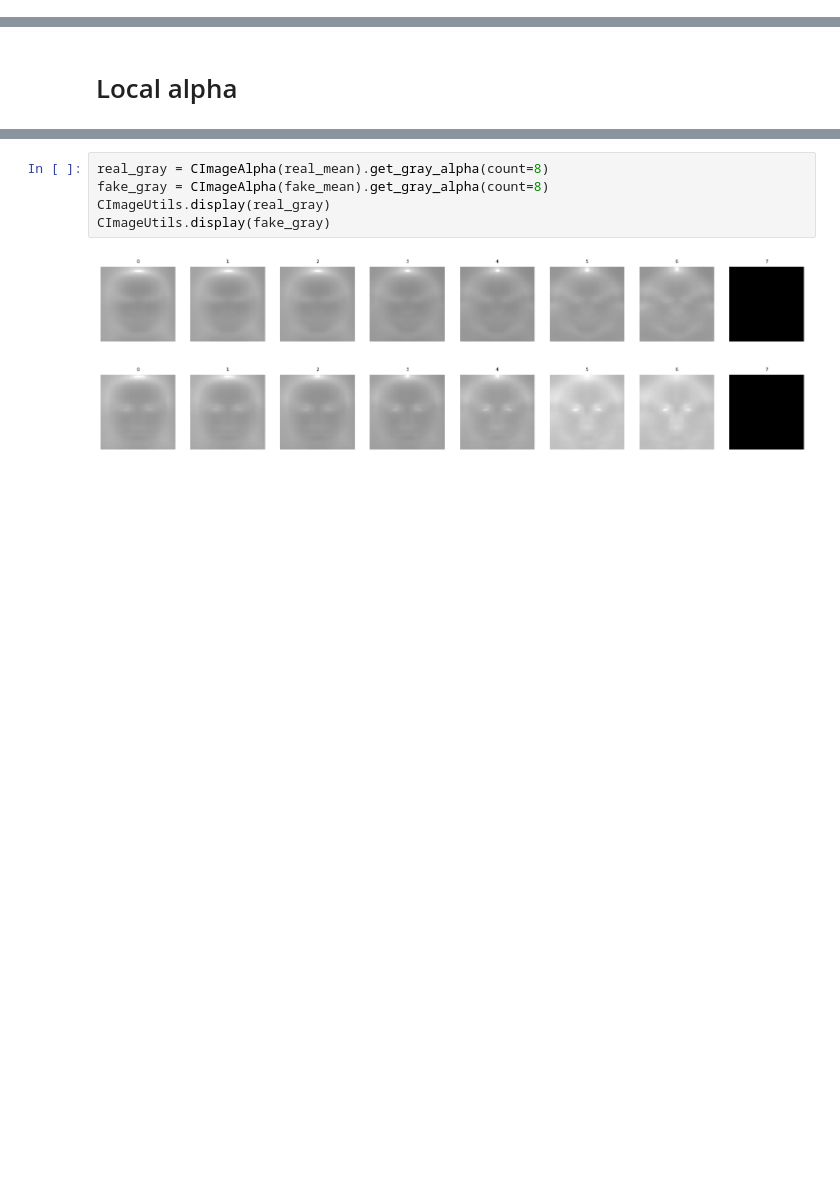
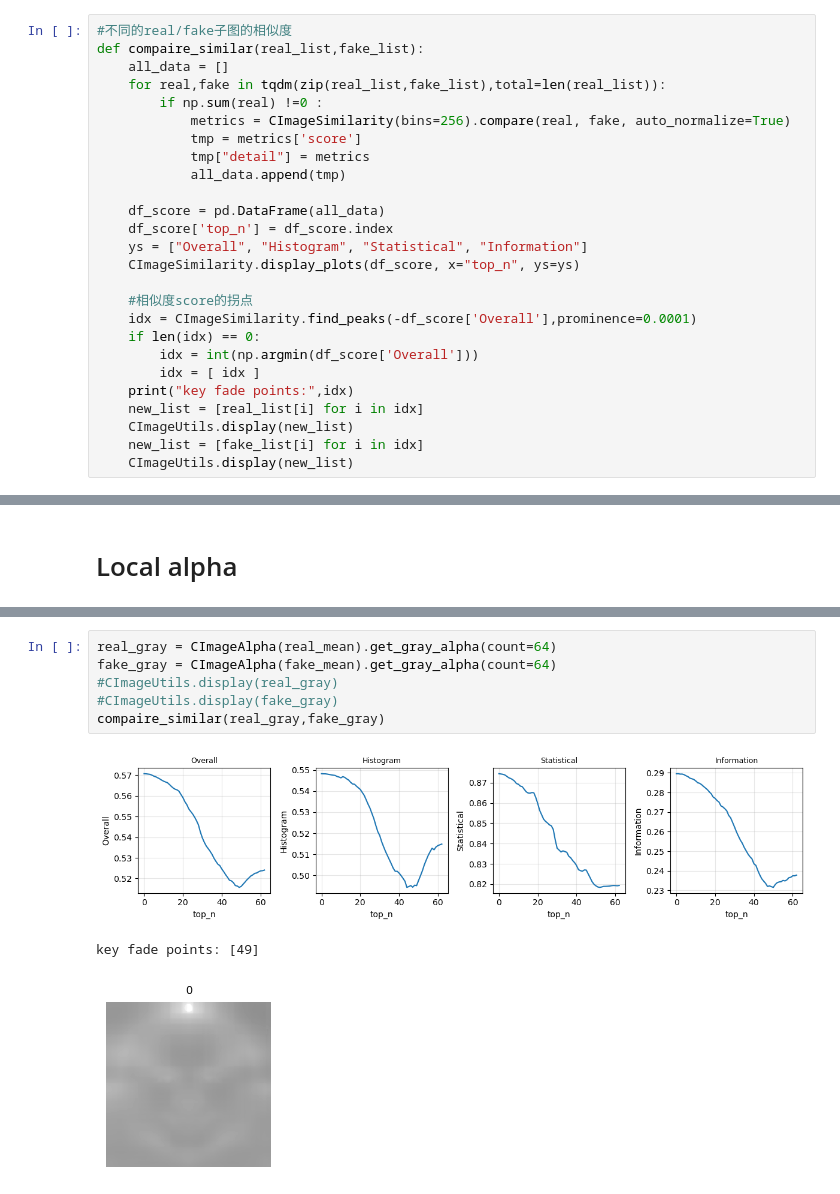
Before and after one commit to jim-xie-cn/Research-Deepfake-v2, a Jupyter notebook: preprocess.ipynb, the cells around one changed output, grey strips where cells are left out. Saved outputs shown, nothing was run; the diff lists cells and outputs as text; blank space fills up the shorter version.

```diff
--- a/preprocess.ipynb
+++ b/preprocess.ipynb
@@ -17,6 +17,32 @@ from DatasetConstruct import CDatasetConstruct
 from ImageSimilarity import CImageSimilarity
 from ImageDecompose import CImageDecompose
 np.set_printoptions(suppress=True, precision=8)
+# %%
+#不同的real/fake子图的相似度
+def compaire_similar(real_list,fake_list):
+    all_data = []
+    for real,fake in tqdm(zip(real_list,fake_list),total=len(real_list)):
+        if np.sum(real) !=0 :
+            metrics = CImageSimilarity(bins=256).compare(real, fake, auto_normalize=True)
+            tmp = metrics['score']
+            tmp["detail"] = metrics
+            all_data.append(tmp)
+
+    df_score = pd.DataFrame(all_data)
+    df_score['top_n'] = df_score.index
+    ys = ["Overall", "Histogram", "Statistical", "Information"]
+    CImageSimilarity.display_plots(df_score, x="top_n", ys=ys)
+
+    #相似度score的拐点
+    idx = CImageSimilarity.find_peaks(-df_score['Overall'],prominence=0.0001)
+    if len(idx) == 0:
+        idx = int(np.argmin(df_score['Overall']))
+        idx = [ idx ]
+    print("key fade points:",idx)
+    new_list = [real_list[i] for i in idx]
+    CImageUtils.display(new_list)
+    new_list = [fake_list[i] for i in idx]
+    CImageUtils.display(new_list)
 # %% [markdown]
 # 读取原始数据
 # %%
@@ -118,8 +101,10 @@ CImageUtils.display([fake_alpha_mean,fake_alpha_std])
 # %%
-real_gray = CImageAlpha(real_mean).get_gray_alpha(count=8)
-fake_gray = CImageAlpha(fake_mean).get_gray_alpha(count=8)
-CImageUtils.display(real_gray)
-CImageUtils.display(fake_gray)
+real_gray = CImageAlpha(real_mean).get_gray_alpha(count=64)
+fake_gray = CImageAlpha(fake_mean).get_gray_alpha(count=64)
+#CImageUtils.display(real_gray)
+#CImageUtils.display(fake_gray)
+compaire_similar(real_gray,fake_gray)
 # %% [output]
-[figure, old version]
+[figure, new version]
+key fade points: [49]
-[figure, old version]
+[figure, new version]
```
Also changed, not shown: parts of 10 cells of this notebook.
